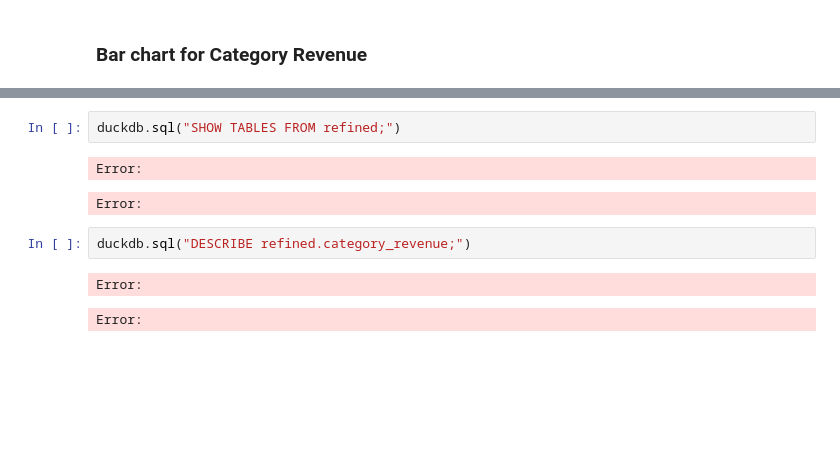
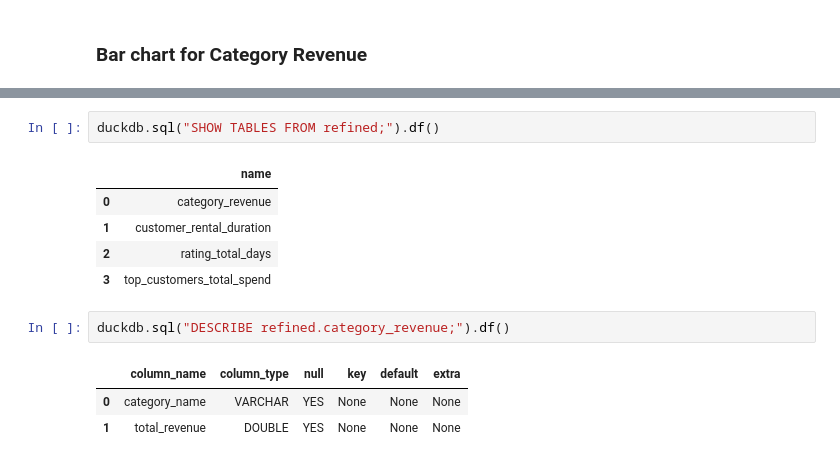
Before and after one commit to Lilit900/sakila_lab_lilit_ajoyan, a Jupyter notebook: sakila_lab_analysis.ipynb, the cells around one changed output, grey strips where cells are left out. Saved outputs shown, nothing was run; the diff lists cells and outputs as text; blank space fills up the shorter version.

```diff
--- a/sakila_lab_analysis.ipynb
+++ b/sakila_lab_analysis.ipynb
@@ -331,10 +393,14 @@ Error:
 # %%
-duckdb.sql("SHOW TABLES FROM refined;")
+duckdb.sql("SHOW TABLES FROM refined;").df()
 # %% [output]
-Error:
-Error:
+|  | name |
+| 0 | category_revenue |
+| 1 | customer_rental_duration |
+| 2 | rating_total_days |
+| 3 | top_customers_total_spend |
 # %%
-duckdb.sql("DESCRIBE refined.category_revenue;")
+duckdb.sql("DESCRIBE refined.category_revenue;").df()
 # %% [output]
-Error:
-Error:
+|  | column_name | column_type | null | key | default | extra |
+| 0 | category_name | VARCHAR | YES | None | None | None |
+| 1 | total_revenue | DOUBLE | YES | None | None | None |
```
Also changed, not shown: parts of 30 cells of this notebook.
